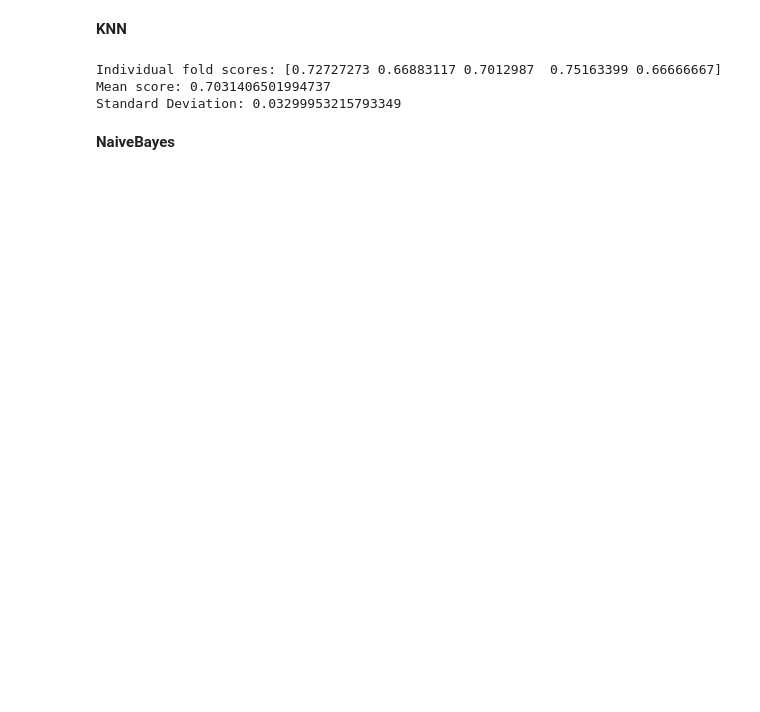
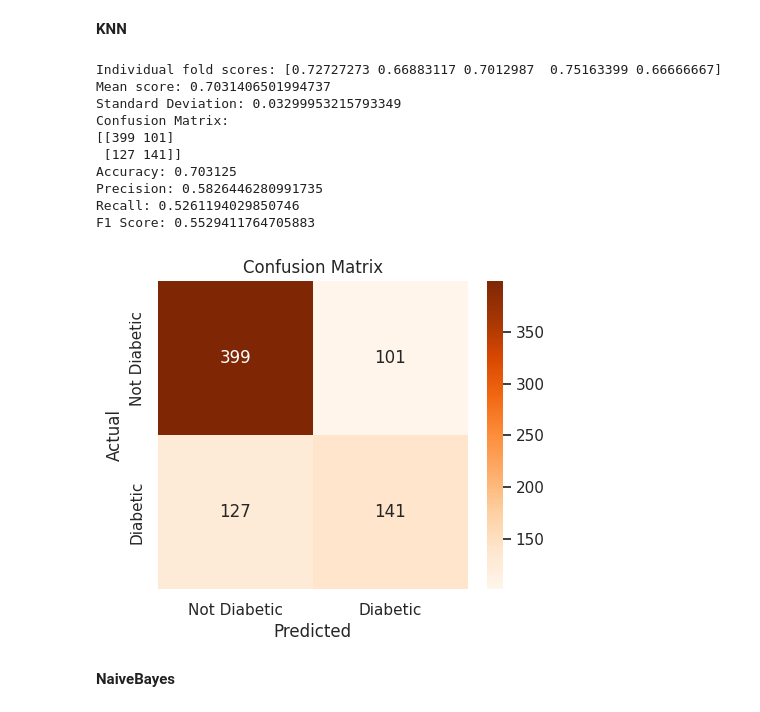
Before and after one commit to rhshovon102/DataMining-MachineLearning, a Jupyter notebook: Predicting_Women's_Diabetes_Disease_Using_Machine_Learning.ipynb, the cells around one changed output. Saved outputs shown, nothing was run; the diff lists cells and outputs as text; code cells hidden in the pictures; blank space fills up the shorter version.

```diff
--- a/Predicting_Women's_Diabetes_Disease_Using_Machine_Learning.ipynb
+++ b/Predicting_Women's_Diabetes_Disease_Using_Machine_Learning.ipynb
@@ -147,24 +184,56 @@ Standard Deviation: 0.026243228372607705
 **KNN**
 # %%
 from sklearn.model_selection import cross_val_score
+from sklearn.model_selection import cross_val_predict
+from sklearn.metrics import accuracy_score, precision_score, recall_score, f1_score
 from sklearn.neighbors import KNeighborsClassifier
 
 x = principal_components
 y = df.Outcome
 
 knn = KNeighborsClassifier(n_neighbors=3)
 
 scores = cross_val_score(knn, x, y, cv=5)
 print("Individual fold scores:", scores)
 
 mean_score = scores.mean()
 std_deviation = scores.std()
 print("Mean score:", mean_score)
 print("Standard Deviation:", std_deviation)
+
+
+predicted_labels = cross_val_predict(knn, x, y, cv=5)
+conf_matrix = confusion_matrix(y, predicted_labels)
+print("Confusion Matrix:")
+print(conf_matrix)
+
+accuracy = accuracy_score(y, predicted_labels)
+precision = precision_score(y, predicted_labels)
+recall = recall_score(y, predicted_labels)
+f1 = f1_score(y, predicted_labels)
+print("Accuracy:", accuracy)
+print("Precision:", precision)
+print("Recall:", recall)
+print("F1 Score:", f1)
+
+plt.figure(figsize=(5, 4))
+srn.heatmap(conf_matrix, annot=True, fmt='d', cmap='Oranges', xticklabels=['Not Diabetic', 'Diabetic'], yticklabels=['Not Diabetic', 'Diabetic'])
+plt.xlabel('Predicted')
+plt.ylabel('Actual')
+plt.title('Confusion Matrix')
+plt.show()
 # %% [output]
 Individual fold scores: [0.72727273 0.66883117 0.7012987  0.75163399 0.66666667]
 Mean score: 0.7031406501994737
 Standard Deviation: 0.03299953215793349
+Confusion Matrix:
+[[399 101]
+ [127 141]]
+Accuracy: 0.703125
+Precision: 0.5826446280991735
+Recall: 0.5261194029850746
+F1 Score: 0.5529411764705883
+[figure, added]
 # %% [markdown]
 
 **NaiveBayes**
```
Also changed, not shown: parts of 6 cells of this notebook.
